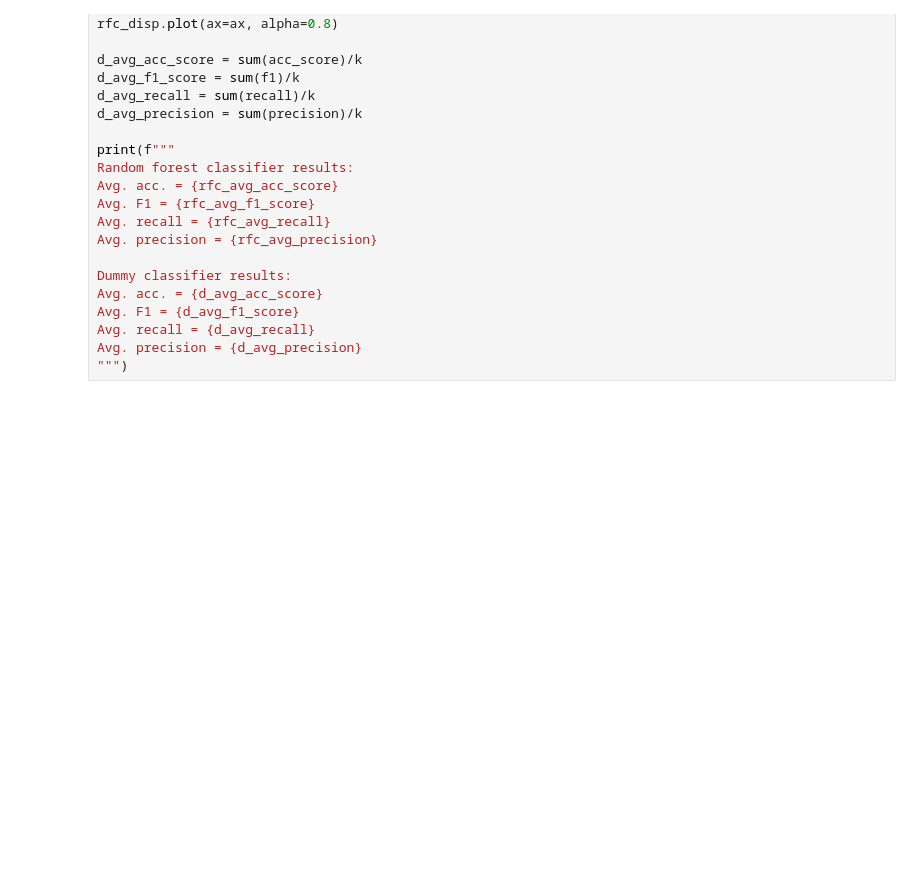
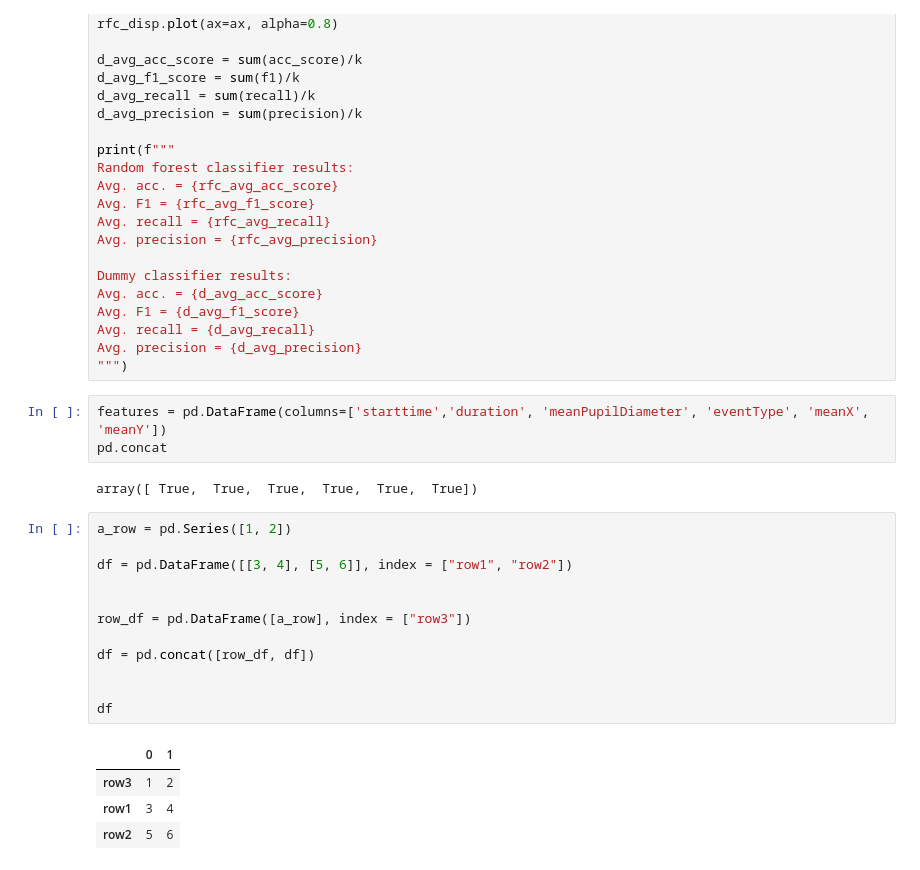
Before and after one commit to kroglkt/CogSci3, a Jupyter notebook: DOVES classifier.ipynb, the cells around one changed output. Saved outputs shown, nothing was run; the diff lists cells and outputs as text; blank space fills up the shorter version.

```diff
--- a/DOVES classifier.ipynb
+++ b/DOVES classifier.ipynb
@@ -434,3 +446,25 @@ Avg. F1 = {d_avg_f1_score}
 Avg. recall = {d_avg_recall}
 Avg. precision = {d_avg_precision}
 """)
+# %%
+features = pd.DataFrame(columns=['starttime','duration', 'meanPupilDiameter', 'eventType', 'meanX', 'meanY'])
+pd.concat
+# %% [output]
+array([ True,  True,  True,  True,  True,  True])
+# %%
+a_row = pd.Series([1, 2])
+
+df = pd.DataFrame([[3, 4], [5, 6]], index = ["row1", "row2"])
+
+
+row_df = pd.DataFrame([a_row], index = ["row3"])
+
+df = pd.concat([row_df, df])
+
+
+df
+# %% [output]
+|  | 0 | 1 |
+| row3 | 1 | 2 |
+| row1 | 3 | 4 |
+| row2 | 5 | 6 |
```
Also changed, not shown: parts of 5 cells of this notebook.
